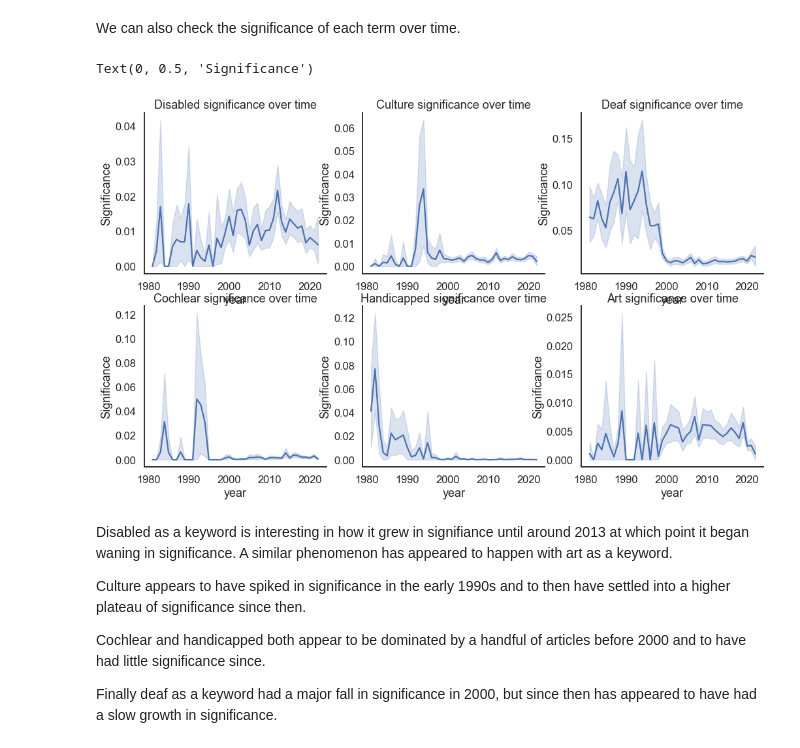
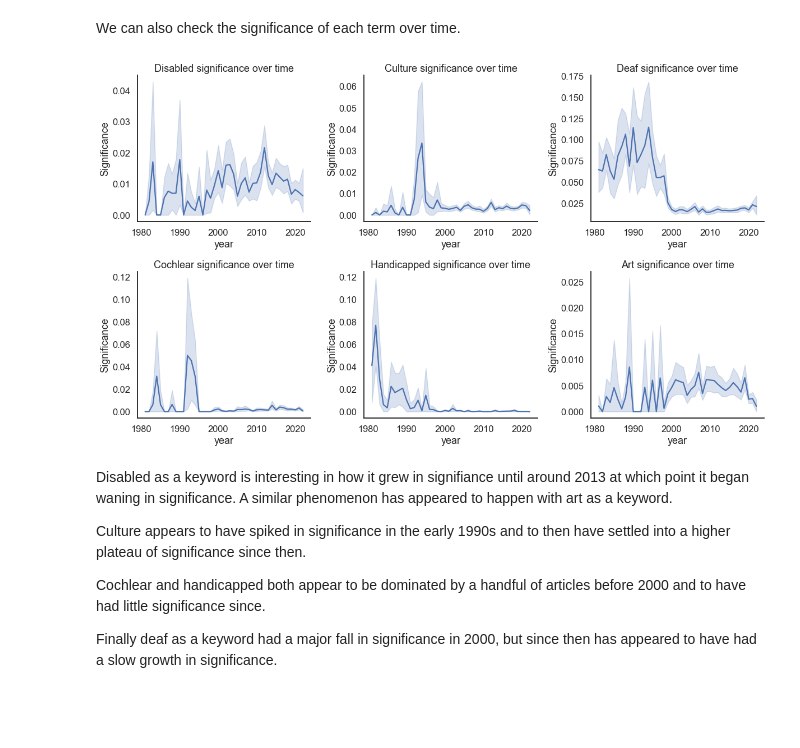
Before and after one commit to lilys01/sentiment-analysis-deaf-community, a Jupyter notebook: FinalProjectGroup054-Wi22.ipynb, the cells around one changed output. Saved outputs shown, nothing was run; the diff lists cells and outputs as text; code cells hidden in the pictures; blank space fills up the shorter version.

```diff
--- a/FinalProjectGroup054-Wi22.ipynb
+++ b/FinalProjectGroup054-Wi22.ipynb
@@ -799,35 +799,35 @@ We can also check the significance of each term over time.
 plt.subplot(2, 3, 1)
 graph1 = sns.lineplot(data=combined_df, x='year', y='disabled')
 graph1.set_title("Disabled significance over time")
 graph1.set_ylabel('Significance')
 
 plt.subplot(2, 3, 2)
 graph2 = sns.lineplot(data=combined_df, x='year', y='culture')
 graph2.set_title("Culture significance over time")
 graph2.set_ylabel('Significance')
 
 plt.subplot(2, 3, 3)
 graph3 = sns.lineplot(data=combined_df, x='year', y='deaf')
 graph3.set_title("Deaf significance over time")
 graph3.set_ylabel('Significance')
 
 plt.subplot(2, 3, 4)
 graph4 = sns.lineplot(data=combined_df, x='year', y='cochlear')
 graph4.set_title("Cochlear significance over time")
 graph4.set_ylabel('Significance')
 
 plt.subplot(2, 3, 5)
 graph5 = sns.lineplot(data=combined_df, x='year', y='handicapped')
 graph5.set_title("Handicapped significance over time")
 graph5.set_ylabel('Significance')
 
 plt.subplot(2, 3, 6)
 graph6 = sns.lineplot(data=combined_df, x='year', y='art')
 graph6.set_title("Art significance over time")
 graph6.set_ylabel('Significance')
+plt.tight_layout()
 # %% [output]
-Text(0, 0.5, 'Significance')
-[figure, old version]
+[figure, new version]
 # %% [markdown]
 Disabled as a keyword is interesting in how it grew in signifiance until around 2013 at which point it began waning in significance. A similar phenomenon has appeared to happen with art as a keyword.
 
```
Also changed, not shown: parts of 1 cell of this notebook.
